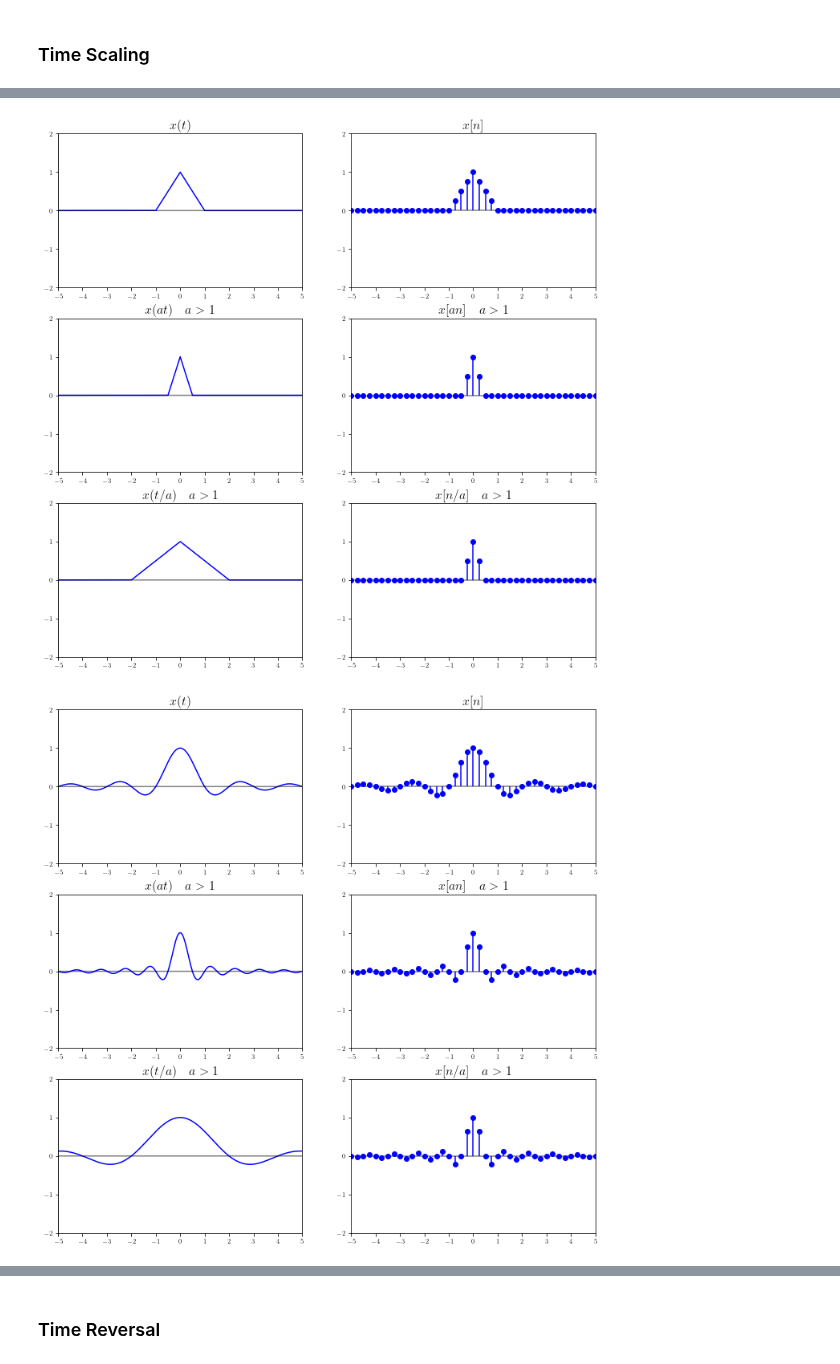
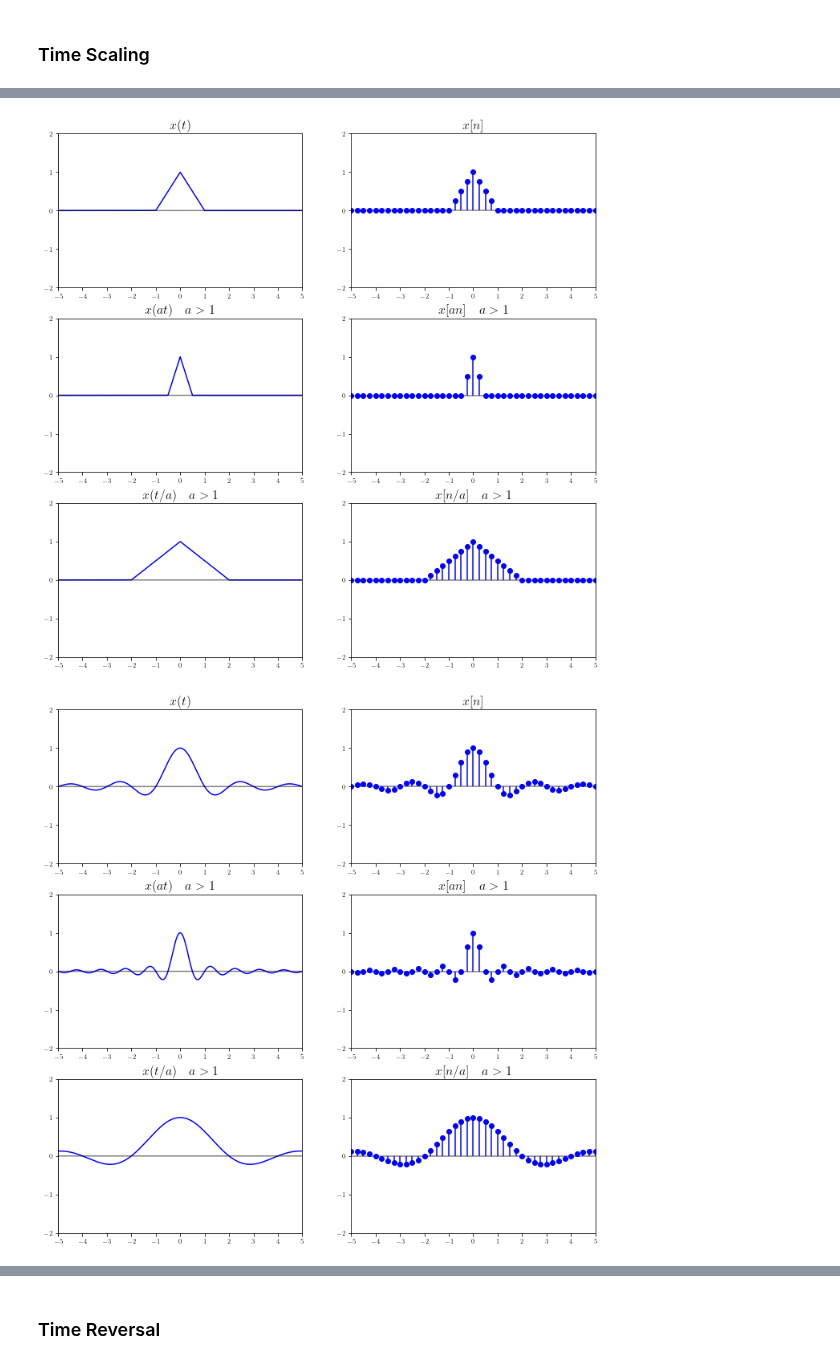
Before and after one commit to tmquan/ivcl, a Jupyter notebook: _sources/courses/dsp/systems.ipynb, the cells around one changed output, grey strips where cells are left out. Saved outputs shown, nothing was run; the diff lists cells and outputs as text; code cells hidden in the pictures.

```diff
--- a/_sources/courses/dsp/systems.ipynb
+++ b/_sources/courses/dsp/systems.ipynb
@@ -608,9 +608,9 @@ for f in funcs:
 
     # mpl_axes_stem(ax[2][1], f.subs(t, t/a), (t, -20, 20, 0.25), linefmt='b', markerfmt='bo')
     if f is not delta:
-        mpl_axes_stem(ax[2][1], f.subs(t, a*t), (t, -20, 20, 0.25), linefmt='b', markerfmt='bo')
+        mpl_axes_stem(ax[2][1], f.subs(t, t/a), (t, -20, 20, 0.25), linefmt='b', markerfmt='bo')
     else:
-        mpl_axes_stem(ax[2][1], f.subs(t, a*t), (t, -20, 20, 0.25), linefmt='b', markerfmt='bo')
+        mpl_axes_stem(ax[2][1], f.subs(t, t/a), (t, -20, 20, 0.25), linefmt='b', markerfmt='bo')
     ax[2][1].set_xlim(-5, 5, 0.2)
     ax[2][1].set_ylim(-2, 2, 0.2)
     ax[2][1].set_title(r'$x[n/a] \quad a>1$', fontsize=16)
@@ -622,5 +622,5 @@ for f in funcs:
-[figure, old version]
+[figure, new version]
-[figure, old version]
+[figure, new version]
 [figure]
 # %% [markdown]
 ### Time Reversal
```
Also changed, not shown: parts of 2 cells of this notebook, 9 other files.
